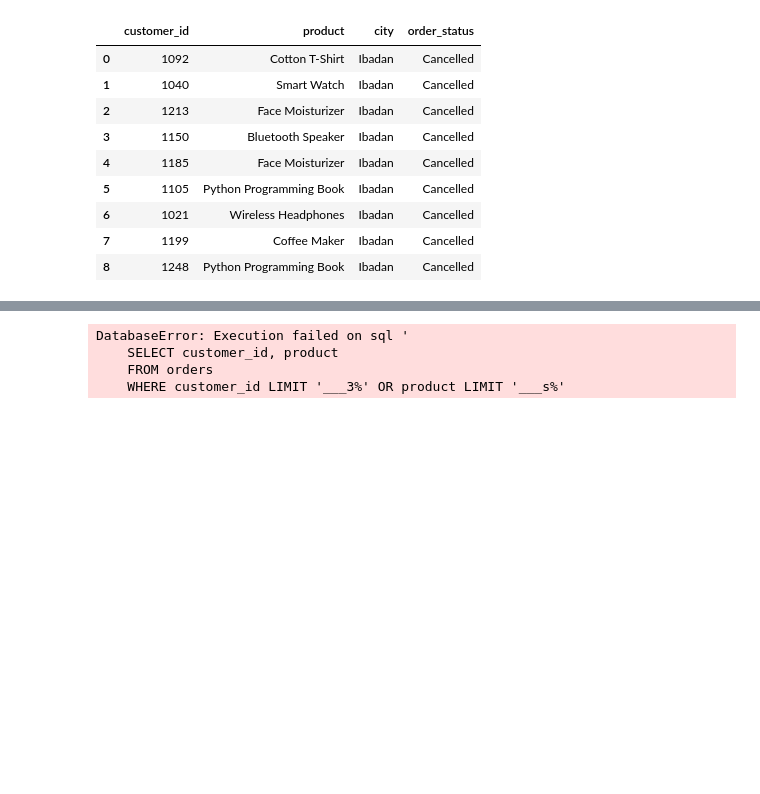
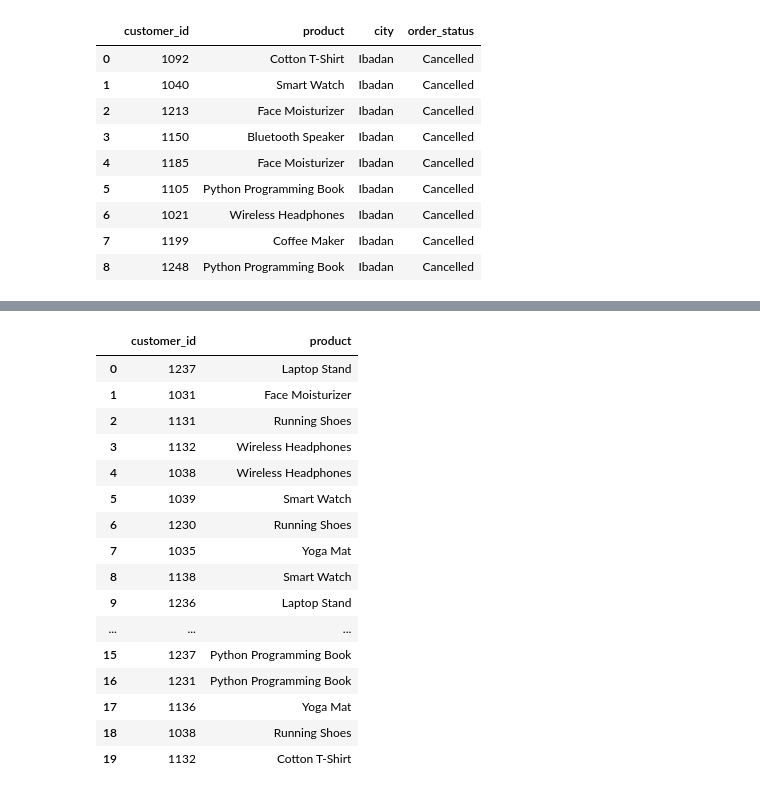
Before and after one commit to Thomasayanfeoluwa/2026-Python-Training-Class---Tutorial-For-Beginners, a Jupyter notebook: sqlite3.ipynb, the cells around one changed output, grey strips where cells are left out. Drawn from its saved outputs; the diff is of its cells as text; code cells hidden in the pictures; blank space fills up the shorter version.

```diff
--- a/sqlite3.ipynb
+++ b/sqlite3.ipynb
@@ -509,15 +537,29 @@ DatabaseError: Execution failed on sql '
 # %%
 # Find a product code or ID where the third character is always a specific letter or number (e.g., __X% or similar pattern).
 run_sql("""
     SELECT customer_id, product
     FROM orders
-    WHERE customer_id LIMIT '___3%' OR product LIMIT '___s%',
+    WHERE customer_id LIKE '__3%' OR product LIKE '___s%'
+    LIMIT 20;
 """)
 # %% [output]
-DatabaseError: Execution failed on sql '
-    SELECT customer_id, product
-    FROM orders
-    WHERE customer_id LIMIT '___3%' OR product LIMIT '___s%'
+|  | customer_id | product |
+| 0 | 1237 | Laptop Stand |
+| 1 | 1031 | Face Moisturizer |
+| 2 | 1131 | Running Shoes |
+| 3 | 1132 | Wireless Headphones |
+| 4 | 1038 | Wireless Headphones |
+| 5 | 1039 | Smart Watch |
+| 6 | 1230 | Running Shoes |
+| 7 | 1035 | Yoga Mat |
+| 8 | 1138 | Smart Watch |
+| 9 | 1236 | Laptop Stand |
+| ... | ... | ... |
+| 15 | 1237 | Python Programming Book |
+| 16 | 1231 | Python Programming Book |
+| 17 | 1136 | Yoga Mat |
+| 18 | 1038 | Running Shoes |
+| 19 | 1132 | Cotton T-Shirt |
 # %%
 # Find customers whose city are exactly 4 letters long.
 run_sql("""
```
Also changed, not shown: parts of 4 cells of this notebook.
